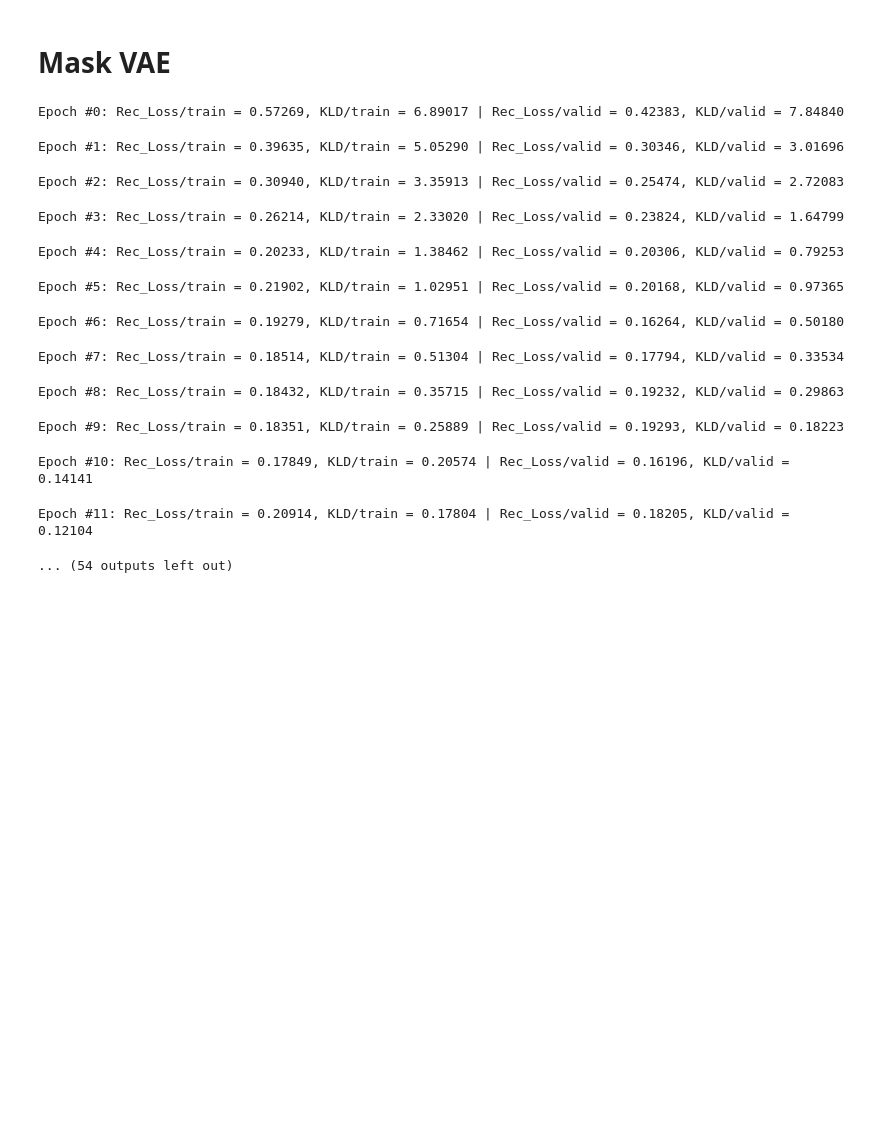
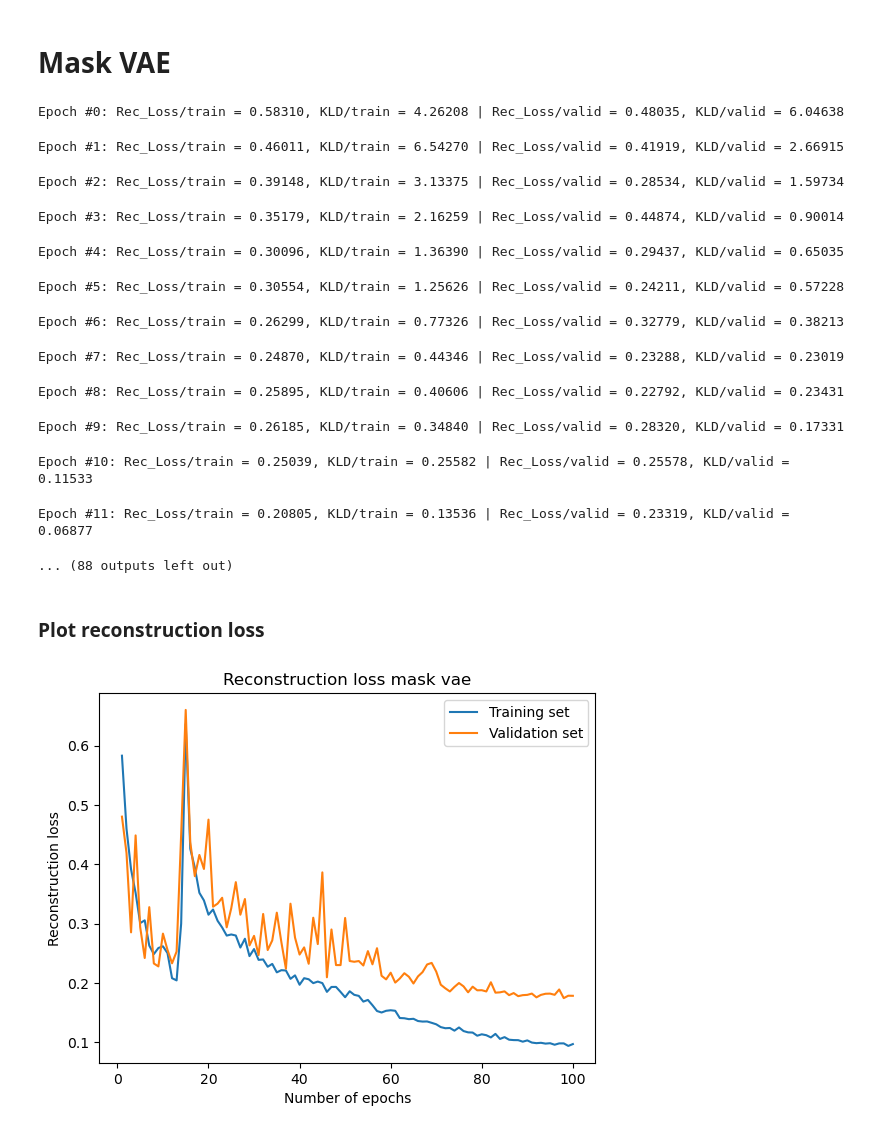
Before and after one commit to MartinoCappuccino/CapitaSelectaCode, a Jupyter notebook: mask_vae/main.ipynb, the cells around one changed output. Cells and saved outputs as stored; diff of their text form; code cells hidden in the pictures; blank space fills up the shorter version.

Commit message:
Added code for visualization loss curves and saving model weights

```diff
--- a/mask_vae/main.ipynb
+++ b/mask_vae/main.ipynb
@@ -45,20 +45,32 @@ libs reloaded
 # %% [markdown]
 # Mask VAE
 # %%
-WORKING_DIR = Path(r"C:\Users\20182371\Documents\TUe\8DM20_CS_Medical_Imaging\DeepLearning_Project")
+WORKING_DIR = Path(r"C:\Users\20192024\OneDrive - TU Eindhoven\Documents\Y4\Q3\Capita Selecta in Medical Image Analysis\Project\Nieuw")
 DATA_DIR = WORKING_DIR / "TrainingData"
 PROGRESS_DIR_VAE = WORKING_DIR / "progress_vae"
 PROGRESS_DIR_VAE.mkdir(parents=True, exist_ok=True)
+TENSORBOARD_LOGDIR = "vae_runs"
 
-NO_VALIDATION_PATIENTS = 2
+N = 15
+NO_VALIDATION_PATIENTS = 3
+train_size = N-NO_VALIDATION_PATIENTS
+seed = 0
 IMAGE_SIZE = [64,64]
-Z_DIM = 256
+
+Z_DIM = 10
 
 BATCH_SIZE = 32
 N_EPOCHS = 100
 DECAY_LR_AFTER = 50
 LEARNING_RATE = 1e-3
-OPTIMIZER = lambda parameters, lr : torch.optim.Adam(parameters, lr=lr, betas=(0.5,0.999))
+
+exp = str(N_EPOCHS) + 'epochs_' + str(Z_DIM) + 'zdim'
+EXPERIMENT_DIR = PROGRESS_DIR_VAE / exp
+EXPERIMENT_DIR.mkdir(parents=True, exist_ok=True)
+
+#nADAM instead of adam
+
+OPTIMIZER = lambda parameters, lr : torch.optim.NAdam(parameters, lr=lr, betas=(0.5,0.999))
 #OPTIMIZER = lambda parameters, lr : torch.optim.RMSprop(
 #    parameters,
 #    lr=lr,
@@ -69,8 +81,8 @@ OPTIMIZER = lambda parameters, lr : torch.optim.Adam(parameters, lr=lr, betas=(0
 #    centered=False
 #)
 
+# loewr epochs increases weights faster
 KLD_ANNEALING_EPOCHS = 25
-KLD_EPOCHS = 75
 
 def lambda_lr(the_epoch):
     return (
@@ -83,19 +95,20 @@ utils.remove_empty_masks(DATA_DIR)
 # %%
 # find patient folders in training directory
 # excluding hidden folders (start with .)
+
 patients = [
     path
     for path in DATA_DIR.glob("*")
     if not any(part.startswith(".") for part in path.parts)
 ]
-random.shuffle(patients)
+
+train_indx, valid_indx = train_test_split(patients, random_state=seed, train_size=train_size)
 
 # split in training/validation after shuffling
 partition = {
-    "train": patients[:-NO_VALIDATION_PATIENTS],
-    "validation": patients[-NO_VALIDATION_PATIENTS:],
+    "train": train_indx,
+    "validation": valid_indx,
 }
-
 # load training data and create DataLoader with batching and shuffling
 train_set = data.ProstateMRMaskDataset(partition["train"], IMAGE_SIZE)
 train_loader = DataLoader(
@@ -140,16 +153,31 @@ vae_trainer = TrainerMaskVAE(
 # %%
 vae_trainer.train(N_EPOCHS, lambda_lr=lambda_lr)
 # %% [output]
-Epoch #0: Rec_Loss/train = 0.57269, KLD/train = 6.89017 | Rec_Loss/valid = 0.42383, KLD/valid = 7.84840
+Epoch #0: Rec_Loss/train = 0.58310, KLD/train = 4.26208 | Rec_Loss/valid = 0.48035, KLD/valid = 6.04638
-Epoch #1: Rec_Loss/train = 0.39635, KLD/train = 5.05290 | Rec_Loss/valid = 0.30346, KLD/valid = 3.01696
+Epoch #1: Rec_Loss/train = 0.46011, KLD/train = 6.54270 | Rec_Loss/valid = 0.41919, KLD/valid = 2.66915
-Epoch #2: Rec_Loss/train = 0.30940, KLD/train = 3.35913 | Rec_Loss/valid = 0.25474, KLD/valid = 2.72083
+Epoch #2: Rec_Loss/train = 0.39148, KLD/train = 3.13375 | Rec_Loss/valid = 0.28534, KLD/valid = 1.59734
-Epoch #3: Rec_Loss/train = 0.26214, KLD/train = 2.33020 | Rec_Loss/valid = 0.23824, KLD/valid = 1.64799
+Epoch #3: Rec_Loss/train = 0.35179, KLD/train = 2.16259 | Rec_Loss/valid = 0.44874, KLD/valid = 0.90014
-Epoch #4: Rec_Loss/train = 0.20233, KLD/train = 1.38462 | Rec_Loss/valid = 0.20306, KLD/valid = 0.79253
+Epoch #4: Rec_Loss/train = 0.30096, KLD/train = 1.36390 | Rec_Loss/valid = 0.29437, KLD/valid = 0.65035
-Epoch #5: Rec_Loss/train = 0.21902, KLD/train = 1.02951 | Rec_Loss/valid = 0.20168, KLD/valid = 0.97365
+Epoch #5: Rec_Loss/train = 0.30554, KLD/train = 1.25626 | Rec_Loss/valid = 0.24211, KLD/valid = 0.57228
-Epoch #6: Rec_Loss/train = 0.19279, KLD/train = 0.71654 | Rec_Loss/valid = 0.16264, KLD/valid = 0.50180
+Epoch #6: Rec_Loss/train = 0.26299, KLD/train = 0.77326 | Rec_Loss/valid = 0.32779, KLD/valid = 0.38213
-Epoch #7: Rec_Loss/train = 0.18514, KLD/train = 0.51304 | Rec_Loss/valid = 0.17794, KLD/valid = 0.33534
+Epoch #7: Rec_Loss/train = 0.24870, KLD/train = 0.44346 | Rec_Loss/valid = 0.23288, KLD/valid = 0.23019
-Epoch #8: Rec_Loss/train = 0.18432, KLD/train = 0.35715 | Rec_Loss/valid = 0.19232, KLD/valid = 0.29863
+Epoch #8: Rec_Loss/train = 0.25895, KLD/train = 0.40606 | Rec_Loss/valid = 0.22792, KLD/valid = 0.23431
-Epoch #9: Rec_Loss/train = 0.18351, KLD/train = 0.25889 | Rec_Loss/valid = 0.19293, KLD/valid = 0.18223
+Epoch #9: Rec_Loss/train = 0.26185, KLD/train = 0.34840 | Rec_Loss/valid = 0.28320, KLD/valid = 0.17331
-Epoch #10: Rec_Loss/train = 0.17849, KLD/train = 0.20574 | Rec_Loss/valid = 0.16196, KLD/valid = 0.14141
+Epoch #10: Rec_Loss/train = 0.25039, KLD/train = 0.25582 | Rec_Loss/valid = 0.25578, KLD/valid = 0.11533
-Epoch #11: Rec_Loss/train = 0.20914, KLD/train = 0.17804 | Rec_Loss/valid = 0.18205, KLD/valid = 0.12104
+Epoch #11: Rec_Loss/train = 0.20805, KLD/train = 0.13536 | Rec_Loss/valid = 0.23319, KLD/valid = 0.06877
-... (54 outputs left out)
+... (88 outputs left out)
+# %% [markdown]
+### Plot reconstruction loss
+# %%
+plt.plot(range(1,N_EPOCHS+1), vae_trainer.train_losses[0])
+plt.plot(range(1,N_EPOCHS+1), vae_trainer.valid_losses[0])
+plt.xlabel('Number of epochs')
+plt.ylabel('Reconstruction loss')
+plt.title('Reconstruction loss mask vae')
+plt.legend(['Training set', 'Validation set'])
+plot_name = 'RECON_LOSS'+str(N_EPOCHS) + 'epochs_' + str(Z_DIM) + '_latentdim.png'
+path = EXPERIMENT_DIR / plot_name
+
+plt.savefig(path, dpi=200)
+# %% [output]
+[figure, added]
```
Also changed, not shown: parts of 12 cells of this notebook, 4 other files.
